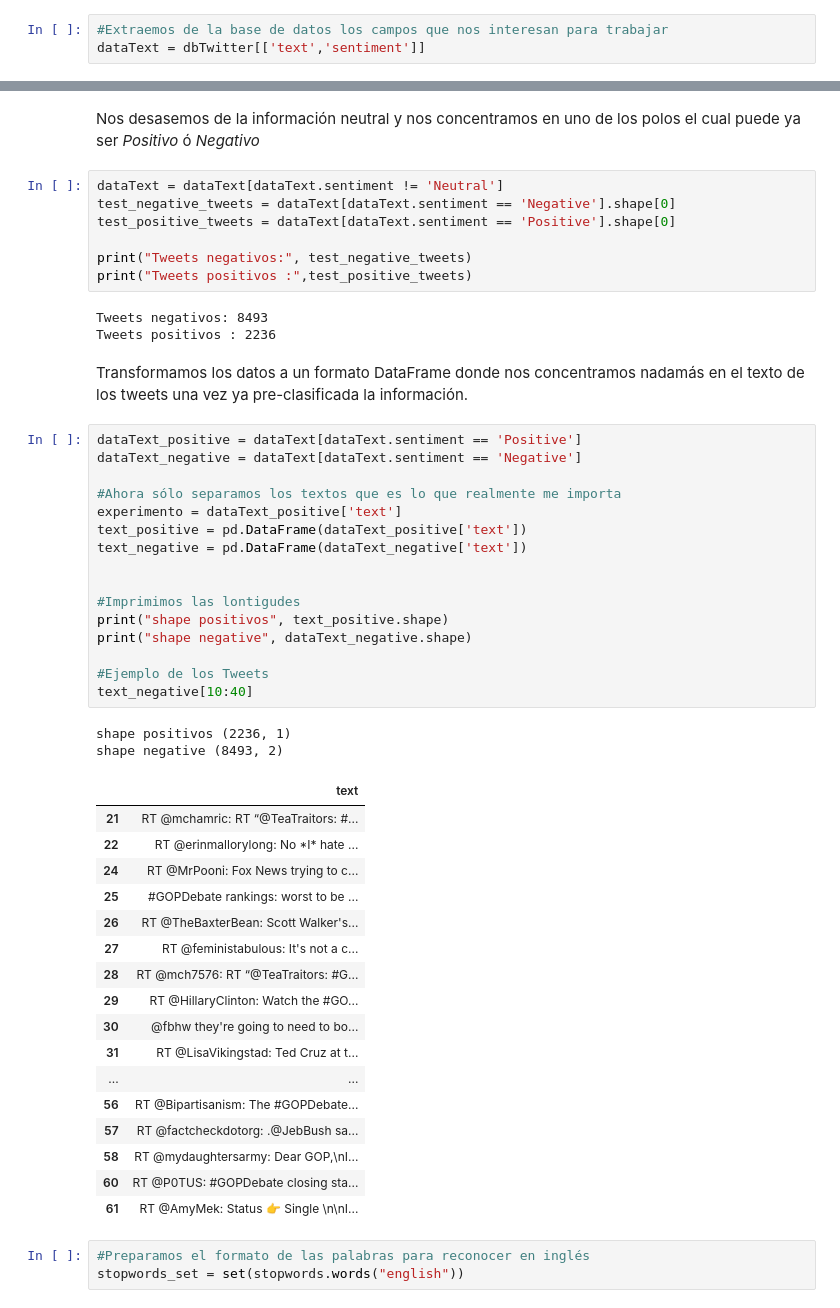
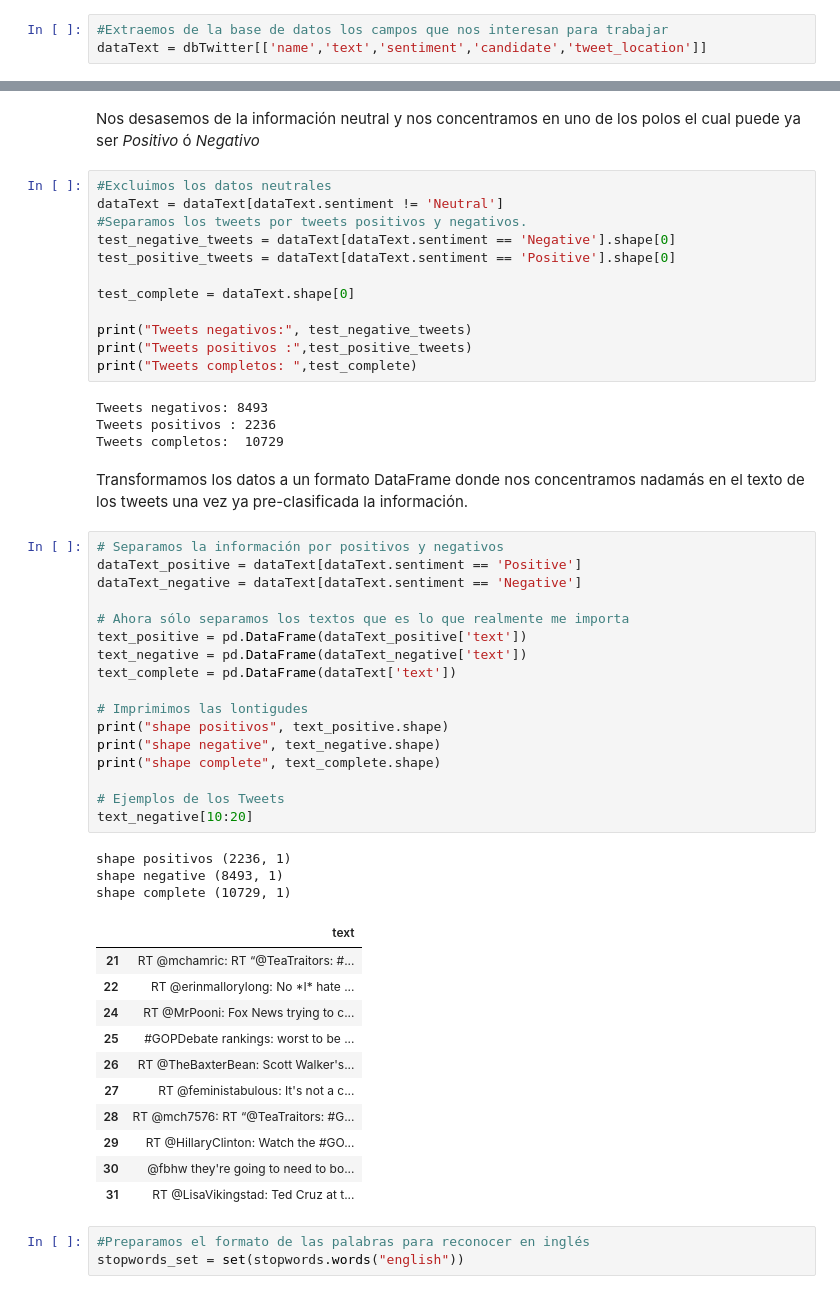
Before and after one commit to misaelLS21/datos_masivos, a Jupyter notebook: proyecto_6/DM_proyecto6.ipynb, the cells around one changed output, grey strips where cells are left out. Drawn from its saved outputs; the diff is of its cells as text.

Commit message:
Versión Final LSH Tweets

```diff
--- a/proyecto_6/DM_proyecto6.ipynb
+++ b/proyecto_6/DM_proyecto6.ipynb
@@ -108,7 +108,7 @@ dtypes: float64(4), int64(3), object(14)
 memory usage: 2.2+ MB
 # %%
 #Extraemos de la base de datos los campos que nos interesan para trabajar
-dataText = dbTwitter[['text','sentiment']]
+dataText = dbTwitter[['name','text','sentiment','candidate','tweet_location']]
 # %% [markdown]
 Realizamos una representación pequeña del conjunto de datos que analizamos.
 # %%
@@ -120,53 +120,55 @@ dataText['sentiment'].value_counts().plot(kind="barh")
 # %% [markdown]
 Nos desasemos de la información neutral y nos concentramos en uno de los polos el cual puede ya ser *Positivo* ó *Negativo*
 # %%
+#Excluimos los datos neutrales
 dataText = dataText[dataText.sentiment != 'Neutral']
+#Separamos los tweets por tweets positivos y negativos.
 test_negative_tweets = dataText[dataText.sentiment == 'Negative'].shape[0]
 test_positive_tweets = dataText[dataText.sentiment == 'Positive'].shape[0]
 
+test_complete = dataText.shape[0]
+
 print("Tweets negativos:", test_negative_tweets)
 print("Tweets positivos :",test_positive_tweets)
+print("Tweets completos: ",test_complete)
 # %% [output]
 Tweets negativos: 8493
 Tweets positivos : 2236
+Tweets completos:  10729
 # %% [markdown]
 Transformamos los datos a un formato DataFrame donde nos concentramos nadamás en el texto de los tweets una vez ya pre-clasificada la información.
 # %%
+# Separamos la información por positivos y negativos
 dataText_positive = dataText[dataText.sentiment == 'Positive']
 dataText_negative = dataText[dataText.sentiment == 'Negative']
 
-#Ahora sólo separamos los textos que es lo que realmente me importa
-experimento = dataText_positive['text']
+# Ahora sólo separamos los textos que es lo que realmente me importa
 text_positive = pd.DataFrame(dataText_positive['text'])
 text_negative = pd.DataFrame(dataText_negative['text'])
+text_complete = pd.DataFrame(dataText['text'])
 
+# Imprimimos las lontigudes
+print("shape positivos", text_positive.shape)
+print("shape negative", text_negative.shape)
+print("shape complete", text_complete.shape)
 
-#Imprimimos las lontigudes
-print("shape positivos", text_positive.shape)
-print("shape negative", dataText_negative.shape)
-
-#Ejemplo de los Tweets
-text_negative[10:40]
+# Ejemplos de los Tweets
+text_negative[10:20]
 # %% [output]
 shape positivos (2236, 1)
-shape negative (8493, 2)
+shape negative (8493, 1)
+shape complete (10729, 1)
 |  | text |
 | 21 | RT @mchamric: RT “@TeaTraitors: #... |
 | 22 | RT @erinmallorylong: No *I* hate ... |
 | 24 | RT @MrPooni: Fox News trying to c... |
 | 25 | #GOPDebate rankings: worst to be ... |
 | 26 | RT @TheBaxterBean: Scott Walker's... |
 | 27 | RT @feministabulous: It's not a c... |
 | 28 | RT @mch7576: RT “@TeaTraitors: #G... |
 | 29 | RT @HillaryClinton: Watch the #GO... |
 | 30 | @fbhw they're going to need to bo... |
 | 31 | RT @LisaVikingstad: Ted Cruz at t... |
-| ... | ... |
-| 56 | RT @Bipartisanism: The #GOPDebate... |
-| 57 | RT @factcheckdotorg: .@JebBush sa... |
-| 58 | RT @mydaughtersarmy: Dear GOP,\nI... |
-| 60 | RT @P0TUS: #GOPDebate closing sta... |
-| 61 | RT @AmyMek: Status 👉 Single \n\nI... |
 # %%
 #Preparamos el formato de las palabras para reconocer en inglés
 stopwords_set = set(stopwords.words("english"))
```
Also changed, not shown: parts of 58 cells of this notebook.
